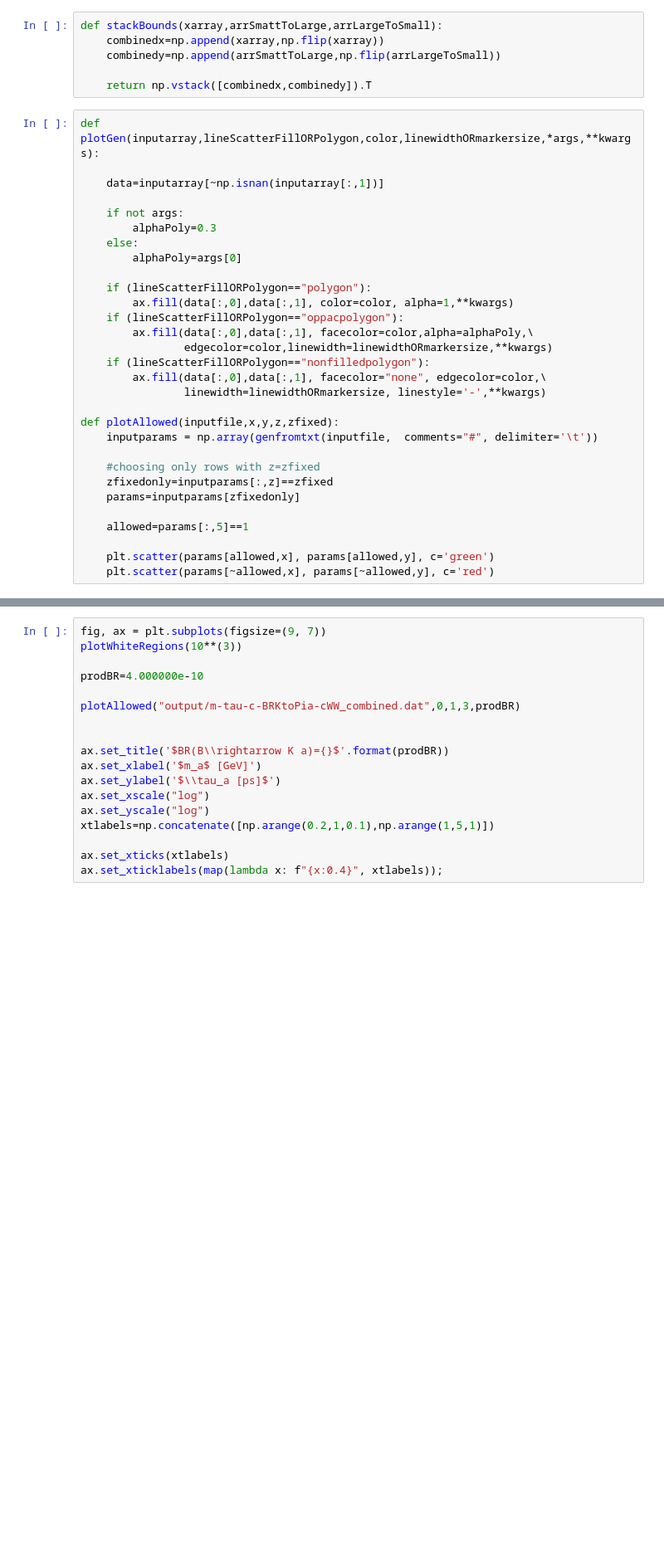
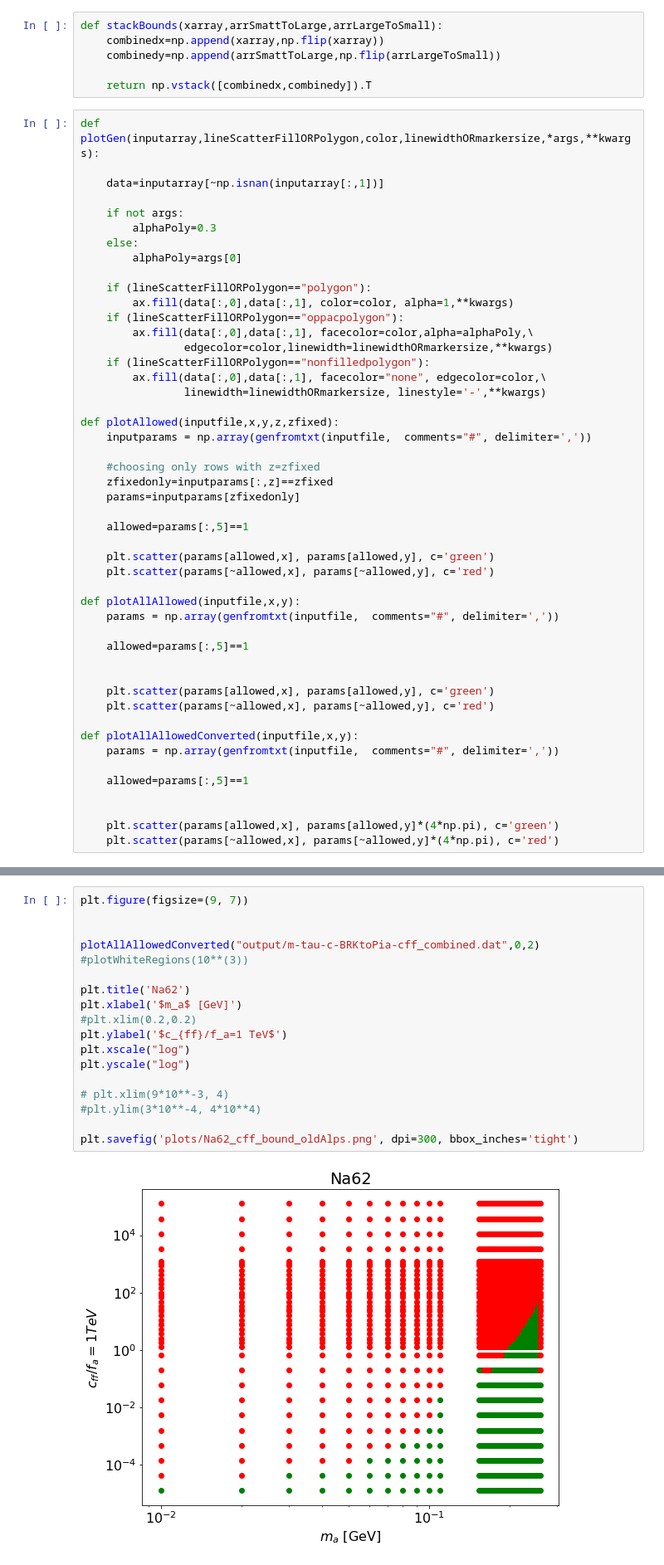
Before and after one commit to anasthesia/alps-BelleII, a Jupyter notebook: python/alps-visible-bounds.ipynb, the cells around one changed output, grey strips where cells are left out. Shown at 83% size. Saved outputs shown, nothing was run; the diff lists cells and outputs as text; blank space fills up the shorter version.

```diff
--- a/python/alps-visible-bounds.ipynb
+++ b/python/alps-visible-bounds.ipynb
@@ -793,7 +827,7 @@ def plotGen(inputarray,lineScatterFillORPolygon,color,linewidthORmarkersize,*arg
                 linewidth=linewidthORmarkersize, linestyle='-',**kwargs)
 
 def plotAllowed(inputfile,x,y,z,zfixed):
-    inputparams = np.array(genfromtxt(inputfile,  comments="#", delimiter='\t'))
+    inputparams = np.array(genfromtxt(inputfile,  comments="#", delimiter=','))
 
     #choosing only rows with z=zfixed
     zfixedonly=inputparams[:,z]==zfixed
@@ -803,3 +837,21 @@ def plotAllowed(inputfile,x,y,z,zfixed):
 
     plt.scatter(params[allowed,x], params[allowed,y], c='green')
     plt.scatter(params[~allowed,x], params[~allowed,y], c='red')
+
+def plotAllAllowed(inputfile,x,y):
+    params = np.array(genfromtxt(inputfile,  comments="#", delimiter=','))
+
+    allowed=params[:,5]==1
+
+
+    plt.scatter(params[allowed,x], params[allowed,y], c='green')
+    plt.scatter(params[~allowed,x], params[~allowed,y], c='red')
+
+def plotAllAllowedConverted(inputfile,x,y):
+    params = np.array(genfromtxt(inputfile,  comments="#", delimiter=','))
+
+    allowed=params[:,5]==1
+
+
+    plt.scatter(params[allowed,x], params[allowed,y]*(4*np.pi), c='green')
+    plt.scatter(params[~allowed,x], params[~allowed,y]*(4*np.pi), c='red')
@@ -817,18 +858,20 @@ def plotWhiteRegions(yupper):
 # %%
-fig, ax = plt.subplots(figsize=(9, 7))
-plotWhiteRegions(10**(3))
-
-prodBR=4.000000e-10
-
-plotAllowed("output/m-tau-c-BRKtoPia-cWW_combined.dat",0,1,3,prodBR)
+plt.figure(figsize=(9, 7))
 
 
-ax.set_title('$BR(B\\rightarrow K a)={}$'.format(prodBR))
-ax.set_xlabel('$m_a$ [GeV]')
-ax.set_ylabel('$\\tau_a [ps]$')
-ax.set_xscale("log")
-ax.set_yscale("log")
-xtlabels=np.concatenate([np.arange(0.2,1,0.1),np.arange(1,5,1)])
+plotAllAllowedConverted("output/m-tau-c-BRKtoPia-cff_combined.dat",0,2)
+#plotWhiteRegions(10**(3))
 
-ax.set_xticks(xtlabels)
-ax.set_xticklabels(map(lambda x: f"{x:0.4}", xtlabels));
+plt.title('Na62')
+plt.xlabel('$m_a$ [GeV]')
+#plt.xlim(0.2,0.2)
+plt.ylabel('$c_{ff}/f_a=1 TeV$')
+plt.xscale("log")
+plt.yscale("log")
+
+# plt.xlim(9*10**-3, 4)
+#plt.ylim(3*10**-4, 4*10**4)
+
+plt.savefig('plots/Na62_cff_bound_oldAlps.png', dpi=300, bbox_inches='tight')
+# %% [output]
+[figure, added]
```
Also changed, not shown: parts of 44 cells of this notebook, 7 other files.
